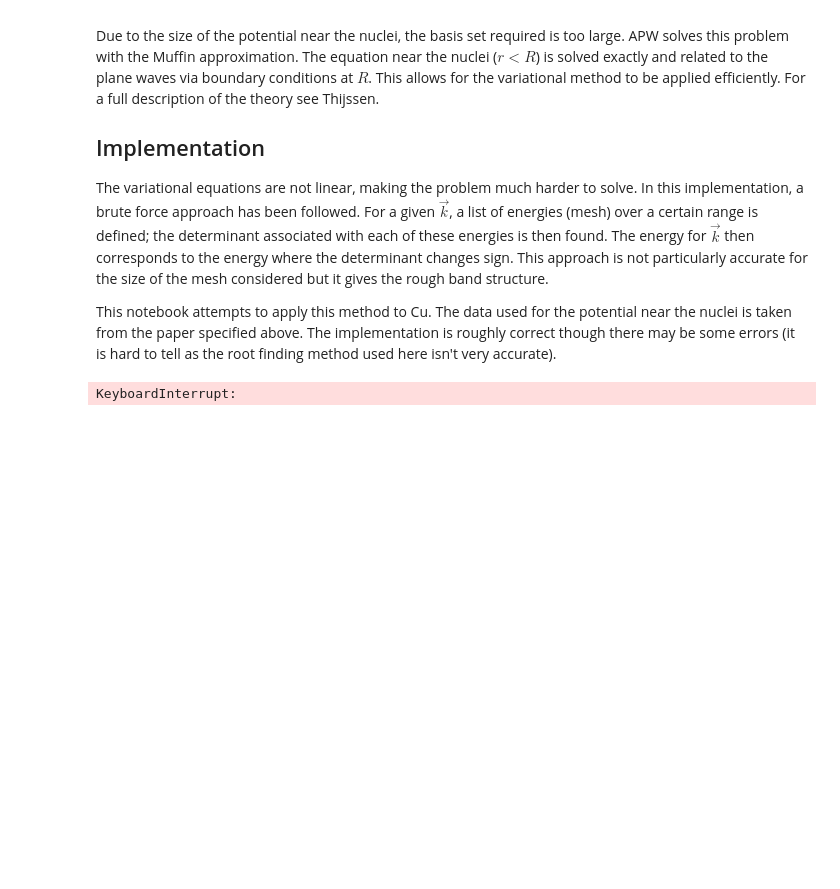
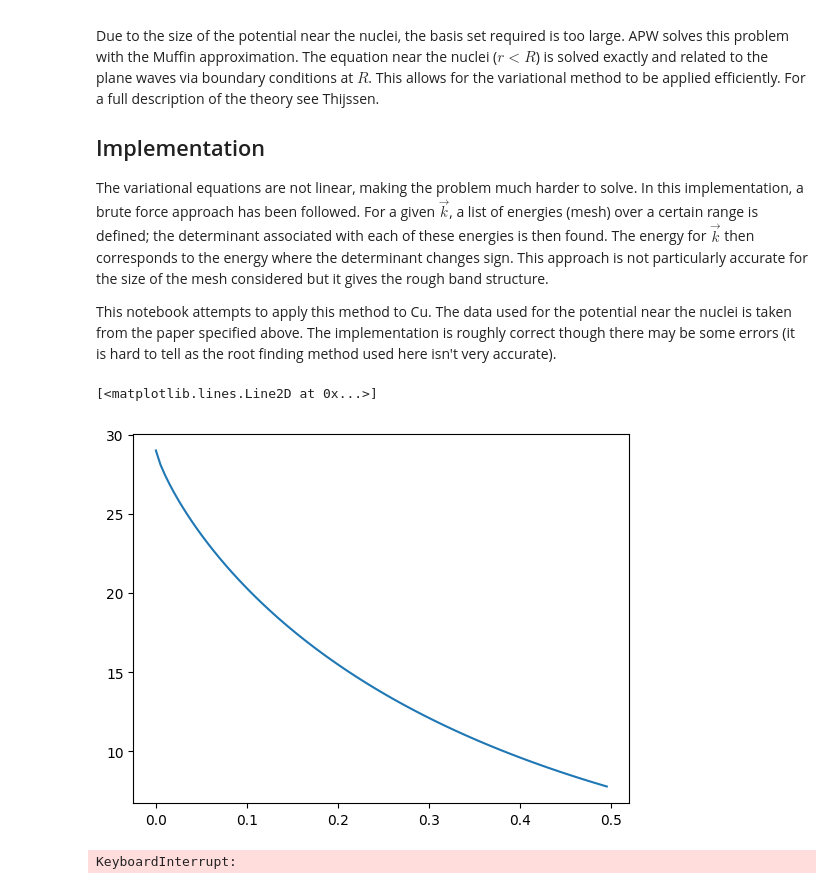
Before and after one commit to Williame33445/physics-projects, a Jupyter notebook: periodic-solids/Cu-via-APW.ipynb, the cells around one changed output. Cells and saved outputs as stored; diff of their text form; code cells hidden in the pictures; blank space fills up the shorter version.

```diff
--- a/periodic-solids/Cu-via-APW.ipynb
+++ b/periodic-solids/Cu-via-APW.ipynb
@@ -38,16 +38,19 @@ Ks =[l*b1 + m*b2 + n*b3 for l in range(-nLim,nLim+1) for m in range(-nLim,nLim+1
 # %%
 #data for potential
 h = 0.005
-rsAll = np.arange(0,2.8,step=h)
-
-
-r_max = rsAll[-2]
+rs = np.arange(0,.5,step=h)
+r_max = rs[-2]
 
 def V(r):
     #need to cite where I have taken this from
     term1 = 29.*np.exp(-2.3151241717834*(r**0.81266614122432) + (2.1984250222603E-2)*(r**4.2246376280056))
     term2 = -0.15595606773483*r - (3.1350051440417E-3)*r**2 + (5.1895222293006E-2)*r**3 - (2.8027608685637E-2)*r**4
     return term1 + term2
+
+plt.plot(rs,V(rs))
+# %% [output]
+[<matplotlib.lines.Line2D at 0x...>]
+[figure, added]
 # %%
 #generate A
 A = np.empty([len(Ks),len(Ks)])
```
Also changed, not shown: parts of 6 cells of this notebook, 1 other file.
